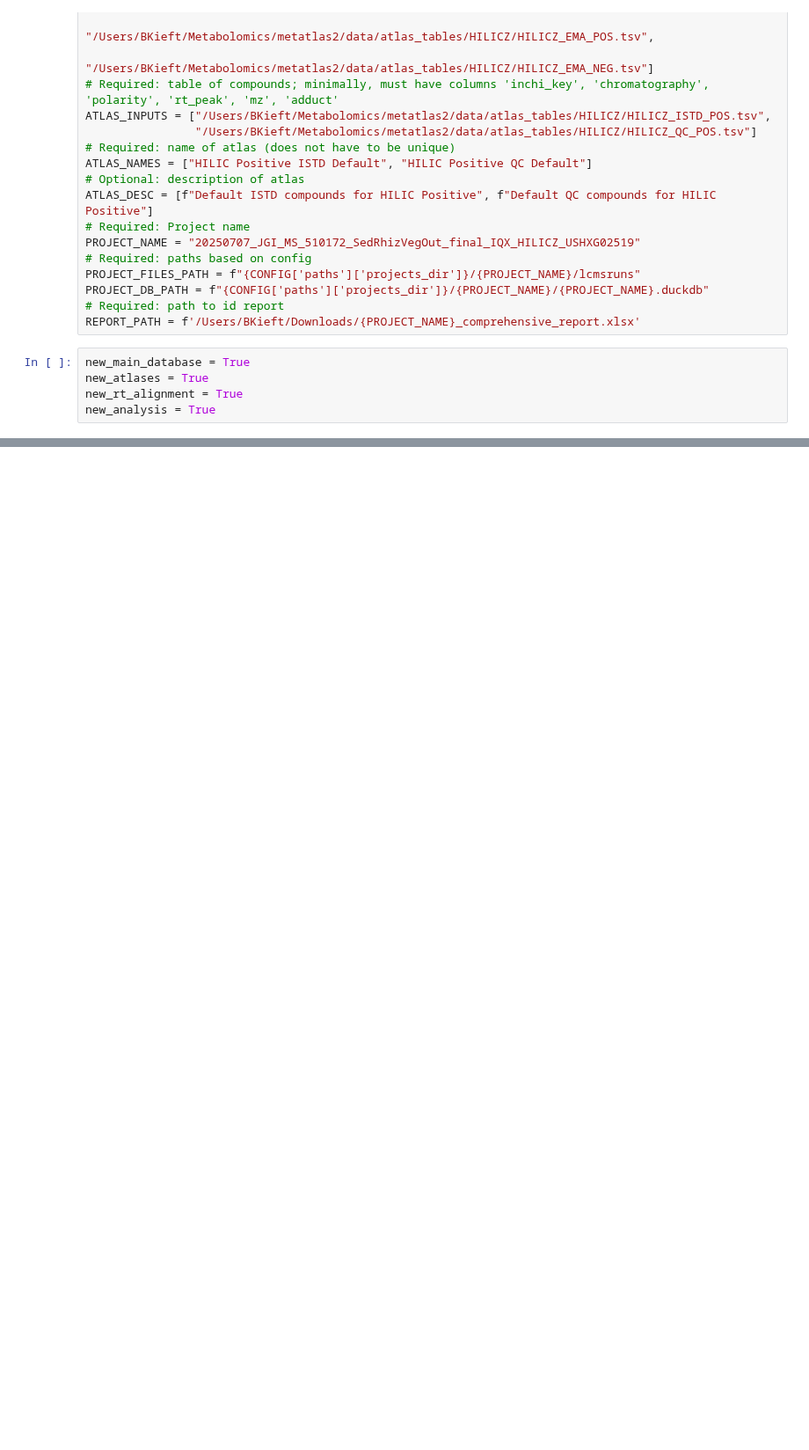
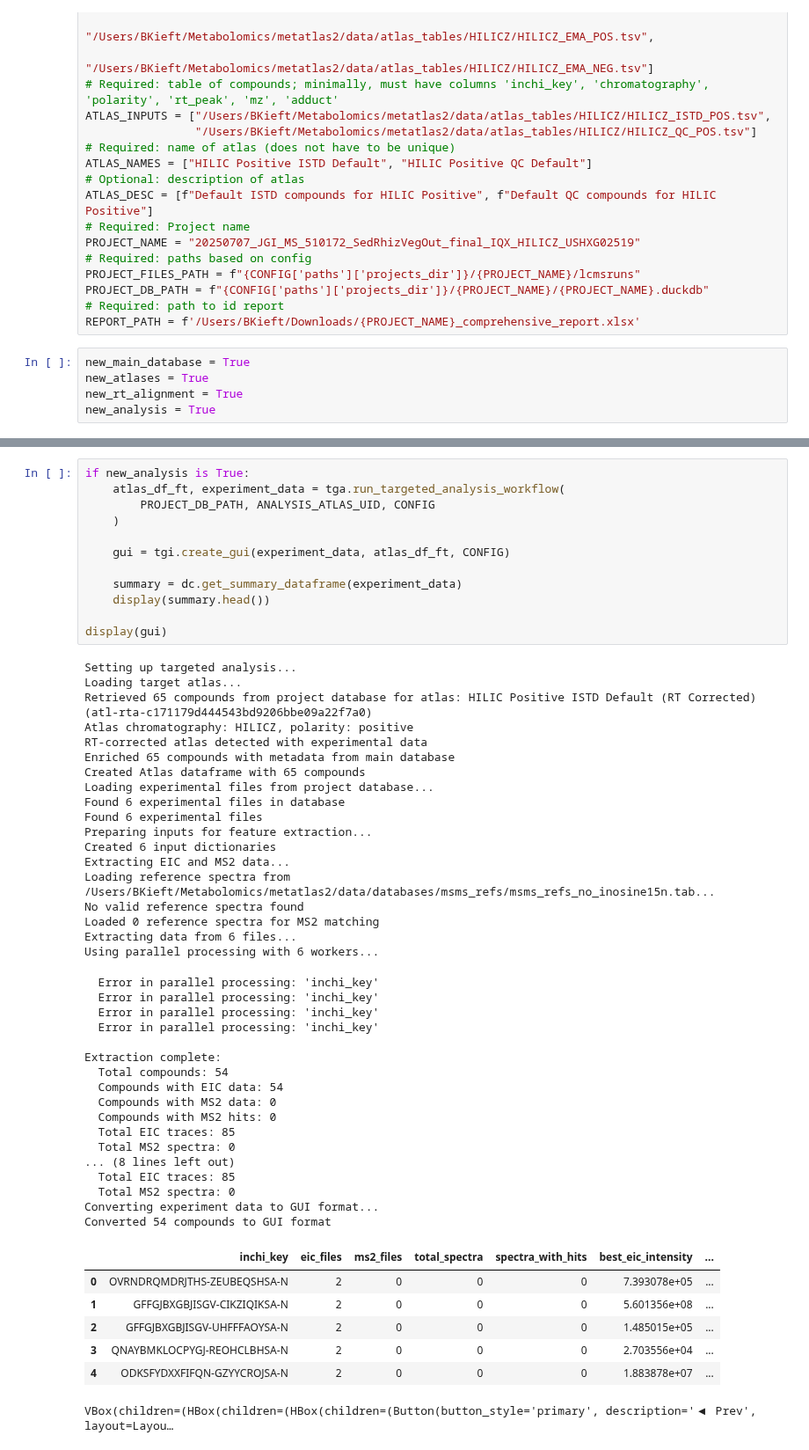
Before and after one commit to bkieft-usa/metatlas2, a Jupyter notebook: notebooks/Test_Analysis.ipynb, the cells around one changed output, grey strips where cells are left out. Shown at 88% size. Cells and saved outputs as stored; diff of their text form; blank space fills up the shorter version.

```diff
--- a/notebooks/Test_Analysis.ipynb
+++ b/notebooks/Test_Analysis.ipynb
@@ -78,2 +345,57 @@ if new_analysis is True:
+# %%
+if new_analysis is True:
+    atlas_df_ft, experiment_data = tga.run_targeted_analysis_workflow(
+        PROJECT_DB_PATH, ANALYSIS_ATLAS_UID, CONFIG
+    )
+
+    gui = tgi.create_gui(experiment_data, atlas_df_ft, CONFIG)
+
+    summary = dc.get_summary_dataframe(experiment_data)
+    display(summary.head())
+
+display(gui)
+# %% [output]
+Setting up targeted analysis...
+Loading target atlas...
+Retrieved 65 compounds from project database for atlas: HILIC Positive ISTD Default (RT Corrected) (atl-rta-c171179d444543bd9206bbe09a22f7a0)
+Atlas chromatography: HILICZ, polarity: positive
+RT-corrected atlas detected with experimental data
+Enriched 65 compounds with metadata from main database
+Created Atlas dataframe with 65 compounds
+Loading experimental files from project database...
+Found 6 experimental files in database
+Found 6 experimental files
+Preparing inputs for feature extraction...
+Created 6 input dictionaries
+Extracting EIC and MS2 data...
+Loading reference spectra from /Users/BKieft/Metabolomics/metatlas2/data/databases/msms_refs/msms_refs_no_inosine15n.tab...
+No valid reference spectra found
+Loaded 0 reference spectra for MS2 matching
+Extracting data from 6 files...
+Using parallel processing with 6 workers...
+  Error in parallel processing: 'inchi_key'
+  Error in parallel processing: 'inchi_key'
+  Error in parallel processing: 'inchi_key'
+  Error in parallel processing: 'inchi_key'
+
+Extraction complete:
+  Total compounds: 54
+  Compounds with EIC data: 54
+  Compounds with MS2 data: 0
+  Compounds with MS2 hits: 0
+  Total EIC traces: 85
+  Total MS2 spectra: 0
+... (8 lines left out)
+  Total EIC traces: 85
+  Total MS2 spectra: 0
+Converting experiment data to GUI format...
+Converted 54 compounds to GUI format
+|  | inchi_key | eic_files | ms2_files | total_spectra | spectra_with_hits | best_eic_intensity | ... |
+| 0 | OVRNDRQMDRJTHS-ZEUBEQSHSA-N | 2 | 0 | 0 | 0 | 7.393078e+05 | ... |
+| 1 | GFFGJBXGBJISGV-CIKZIQIKSA-N | 2 | 0 | 0 | 0 | 5.601356e+08 | ... |
+| 2 | GFFGJBXGBJISGV-UHFFFAOYSA-N | 2 | 0 | 0 | 0 | 1.485015e+05 | ... |
+| 3 | QNAYBMKLOCPYGJ-REOHCLBHSA-N | 2 | 0 | 0 | 0 | 2.703556e+04 | ... |
+| 4 | ODKSFYDXXFIFQN-GZYYCROJSA-N | 2 | 0 | 0 | 0 | 1.883878e+07 | ... |
+VBox(children=(HBox(children=(HBox(children=(Button(button_style='primary', description='◀ Prev', layout=Layou…
 # %%
 if new_analysis is True:
```
Also changed, not shown: parts of 11 cells of this notebook, 7 other files.
